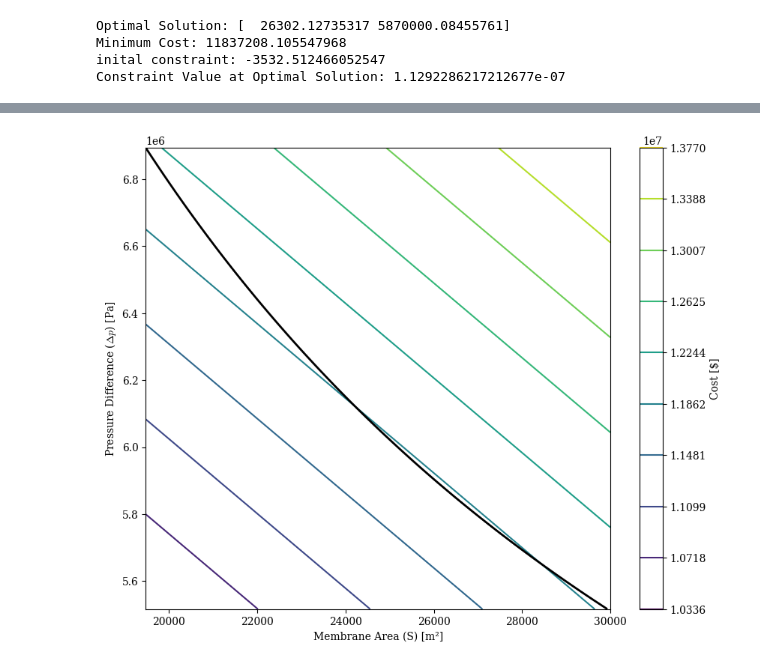
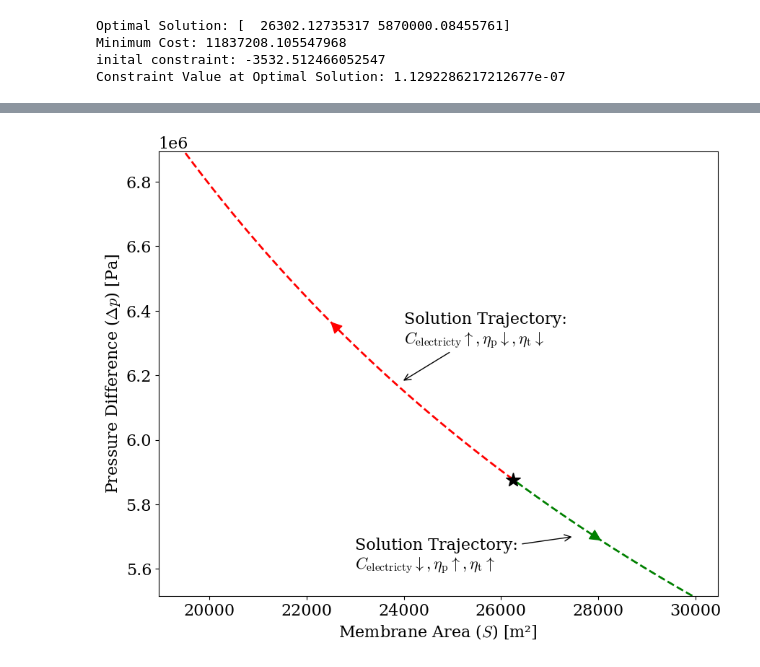
Before and after one commit to freddymartin03/Membrane-Science-and-Membrane-Separation-Processes-CW, a Jupyter notebook: Design.ipynb, the cells around one changed output, grey strips where cells are left out. Saved outputs shown, nothing was run; the diff lists cells and outputs as text; code cells hidden in the pictures.

```diff
--- a/Design.ipynb
+++ b/Design.ipynb
@@ -250,0 +272,19 @@ plt.show()
+# %%
+def f(delta_p):
+    delta_p = delta_p*1e6
+    m3 = 0.005
+    M_A = 58.44 # [g/mol]
+    M_B = 18.02 # [g/mol]
+    A = 3e-7 # [kmol/(m^2skPa)]
+    PR = 1500 # [m^3/hr]
+    rho = 997 # [kg/m^3]
+    m1 = 0.6 # [M]
+
+    delta_pi = 0.0821*298*((m1+m1)-(m3+m3)) # using eq. above this is in atm
+    delta_pi = delta_pi * 101325
+
+    J_B = A*(delta_p/1000 - delta_pi/1000) # ensuring kPa units
+    #J_B = 0.000975
+    S = 1/((J_B*M_B*3600)/(1000/(1000+m3*M_A)*PR*rho))
+
+    return S
@@ -251,30 +333,81 @@ plt.show()
 # %%
 delta_p_values = np.linspace(5.516e6, 6.895e6, 100)  # Bounds for delta_p
 S_values = np.linspace(19470, 30000, 100)  # Bounds for S
 
 m3_fixed = 0.005
 constraint_values = np.zeros((len(delta_p_values), len(S_values)))
 cost_values = np.zeros((len(delta_p_values), len(S_values)))
 
 for i, delta_p in enumerate(delta_p_values):
     for j, S in enumerate(S_values):
         constraint_values[i, j] = constraint1([S, delta_p, m3_fixed])
         cost_values[i, j] = get_C_red([S, delta_p, m3_fixed])
 
 plt.figure(figsize=(10, 8))
 
-# Plotting cost function using contour
-contour_cost = plt.contour(S_values, delta_p_values, cost_values, levels=np.linspace(cost_values.min(), cost_values.max(), 10), cmap='viridis')
-plt.colorbar(contour_cost, label=r'Cost [\$]')
+# plt.pcolormesh(S_values, delta_p_values, cost_values, shading='auto', cmap='YlGnBu')
+# cbar = plt.colorbar(label=r'Reduced Cost [\$]')
+# cbar.set_label(r'Reduced Cost [\$]', fontsize=16)
+# cbar.ax.tick_params(labelsize=16)
+# cbar.ax.yaxis.offsetText.set_fontsize(16)
+# plt.pcolormesh(S_values, delta_p_values, cost_values, shading='auto', cmap='YlGnBu', antialiased=False)
 
-# Plotting the constraint boundary using contour
-plt.contour(S_values, delta_p_values, constraint_values, levels=[0], colors='k', linewidths=2)
+#plt.contour(S_values, delta_p_values, constraint_values, levels=[0], colors='k', linewidths=2, label="Constraint Boundary")
 
-# Adding axis labels
-plt.xlabel(r'Membrane Area (S) [m²]')
-plt.ylabel(r'Pressure Difference ($\Delta p$) [Pa]')
+delta_p_values = np.linspace(5.516, 5.8769, 100)
+S_values = []
+for delta_p in delta_p_values:
+    S_values.append(f(delta_p))
 
-# Show the figure
+S_values = np.array(S_values)
+
+line=plt.plot(S_values, delta_p_values*1e6, color='g', linewidth=2, linestyle = '--')
+
+delta_p_values2 = np.linspace(5.8769, 6.895, 100)
+S_values2 = []
+for delta_p in delta_p_values2:
+    S_values2.append(f(delta_p))
+
+S_values2 = np.array(S_values2)
+
+line2=plt.plot(S_values2, delta_p_values2*1e6, color='r', linewidth=2, linestyle = '--')
+
+plt.xlabel(r'Membrane Area ($S$) [m²]', fontsize=16)
+plt.ylabel(r'Pressure Difference ($\Delta p$) [Pa]', fontsize=16)
+
+plt.xticks(fontsize=16)
+plt.yticks(fontsize=16)
+plt.ticklabel_format(style='sci', axis='y', scilimits=(0, 0))
+ax = plt.gca()
+ax.yaxis.offsetText.set_fontsize(16)
+
+plt.annotate(
+    r"Solution Trajectory:" + "\n"r"$C_\mathrm{electricty} \uparrow, \eta_\mathrm{p} \downarrow, \eta_\mathrm{t} \downarrow$",
+    xy=(23950, 6.18e6),  # Coordinates of the arrow tip (where the label points)
+    xytext=(24000, 6.3e6),  # Coordinates of the text
+    arrowprops=dict(facecolor='black', arrowstyle="->"),
+    fontsize=16
+)
+
+star_x = 26240
+star_y = 5.8769e6
+
+plt.plot(star_x, star_y, marker='*', color='black', markersize=15)
+
+plt.annotate(
+    r"Solution Trajectory:" + "\n"r"$C_\mathrm{electricty} \downarrow, \eta_\mathrm{p} \uparrow, \eta_\mathrm{t} \uparrow$",
+    xy=(27500, 5.7e6),  # Coordinates of the arrow tip (where the label points)
+    xytext=(23000, 5.6e6),  # Coordinates of the text
+    arrowprops=dict(facecolor='black', arrowstyle="->"),
+    fontsize=16
+)
+
+add_arrow(line, direction='left')
+add_arrow(line2, direction='right')
+plt.ylim(5.516e06, 6.895e6)
+
+plt.savefig(r'C:\Users\fjm21\OneDrive - Imperial College London\Fourth Year\Membranes\CW\objective_sens_1.pdf', format='pdf', transparent=False)
+
 plt.show()
 # %% [output]
-[figure, old version]
+[figure, new version]
```
Also changed, not shown: parts of 15 cells of this notebook.
